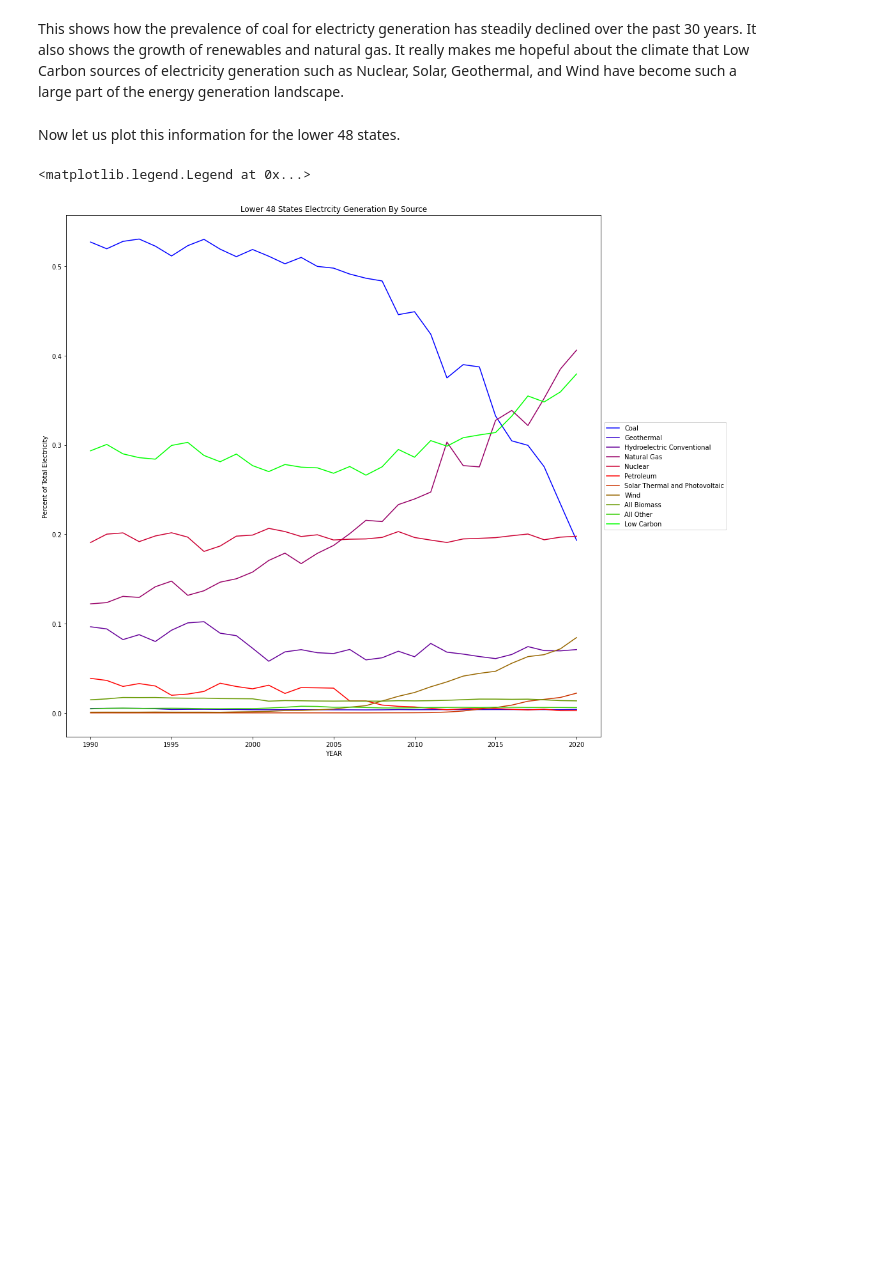
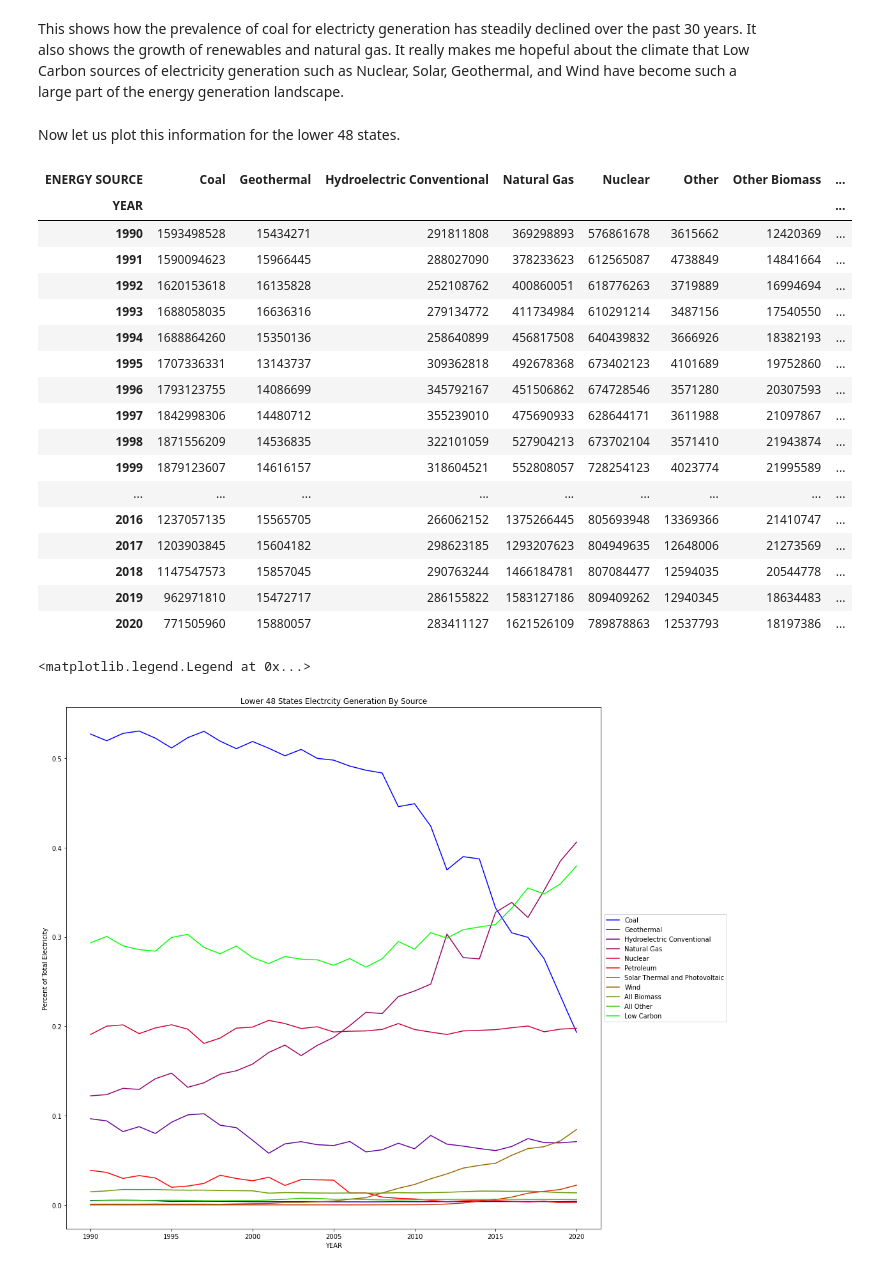
Before and after one commit to ZBoroda/cs103a-cpa01, a Jupyter notebook: cpa01.ipynb, the cells around one changed output. Drawn from its saved outputs; the diff is of its cells as text; code cells hidden in the pictures; blank space fills up the shorter version.

```diff
--- a/cpa01.ipynb
+++ b/cpa01.ipynb
@@ -99,4 +120,28 @@ ustotal.plot(kind='line', figsize=(15,15), colormap='brg', ylabel='Percent of To
 This shows how the prevalence of coal for electricty generation has steadily declined over the past 30 years. It also shows the growth of renewables and natural gas. It really makes me hopeful about the climate that Low Carbon sources of electricity generation such as Nuclear, Solar, Geothermal, and Wind have become such a large part of the energy generation landscape.
 # %% [markdown]
 Now let us plot this information for the lower 48 states.
+# %%
+state_totals = electric_data[(electric_data['STATE'] != 'US-TOTAL') & (electric_data['STATE'] != 'AK') & (electric_data['STATE'] != 'HI') & (electric_data['TYPE OF PRODUCER'] == 'Total Electric Power Industry')]
+state_totals = pd.pivot_table(state_totals, values='GENERATION (Megawatthours)', columns=['ENERGY SOURCE'], index=['STATE','YEAR'], fill_value=0)
+state_totals = state_totals.groupby(by=["YEAR"]).sum()
+state_totals
+# %% [output]
+| ENERGY SOURCE | Coal | Geothermal | Hydroelectric Conventional | Natural Gas | Nuclear | Other | Other Biomass | ... |
+| YEAR |  |  |  |  |  |  |  | ... |
+| 1990 | 1593498528 | 15434271 | 291811808 | 369298893 | 576861678 | 3615662 | 12420369 | ... |
+| 1991 | 1590094623 | 15966445 | 288027090 | 378233623 | 612565087 | 4738849 | 14841664 | ... |
+| 1992 | 1620153618 | 16135828 | 252108762 | 400860051 | 618776263 | 3719889 | 16994694 | ... |
+| 1993 | 1688058035 | 16636316 | 279134772 | 411734984 | 610291214 | 3487156 | 17540550 | ... |
+| 1994 | 1688864260 | 15350136 | 258640899 | 456817508 | 640439832 | 3666926 | 18382193 | ... |
+| 1995 | 1707336331 | 13143737 | 309362818 | 492678368 | 673402123 | 4101689 | 19752860 | ... |
+| 1996 | 1793123755 | 14086699 | 345792167 | 451506862 | 674728546 | 3571280 | 20307593 | ... |
+| 1997 | 1842998306 | 14480712 | 355239010 | 475690933 | 628644171 | 3611988 | 21097867 | ... |
+| 1998 | 1871556209 | 14536835 | 322101059 | 527904213 | 673702104 | 3571410 | 21943874 | ... |
+| 1999 | 1879123607 | 14616157 | 318604521 | 552808057 | 728254123 | 4023774 | 21995589 | ... |
+| ... | ... | ... | ... | ... | ... | ... | ... | ... |
+| 2016 | 1237057135 | 15565705 | 266062152 | 1375266445 | 805693948 | 13369366 | 21410747 | ... |
+| 2017 | 1203903845 | 15604182 | 298623185 | 1293207623 | 804949635 | 12648006 | 21273569 | ... |
+| 2018 | 1147547573 | 15857045 | 290763244 | 1466184781 | 807084477 | 12594035 | 20544778 | ... |
+| 2019 | 962971810 | 15472717 | 286155822 | 1583127186 | 809409262 | 12940345 | 18634483 | ... |
+| 2020 | 771505960 | 15880057 | 283411127 | 1621526109 | 789878863 | 12537793 | 18197386 | ... |
 # %%
```
Also changed, not shown: parts of 3 cells of this notebook.
